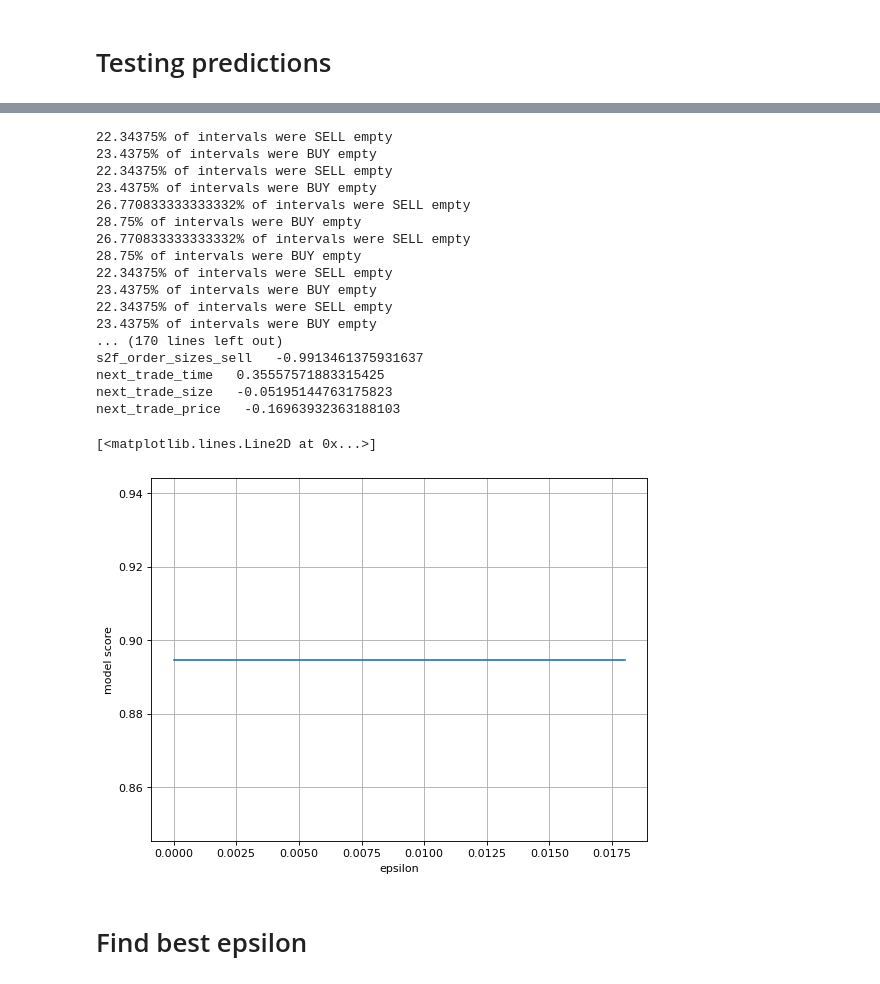
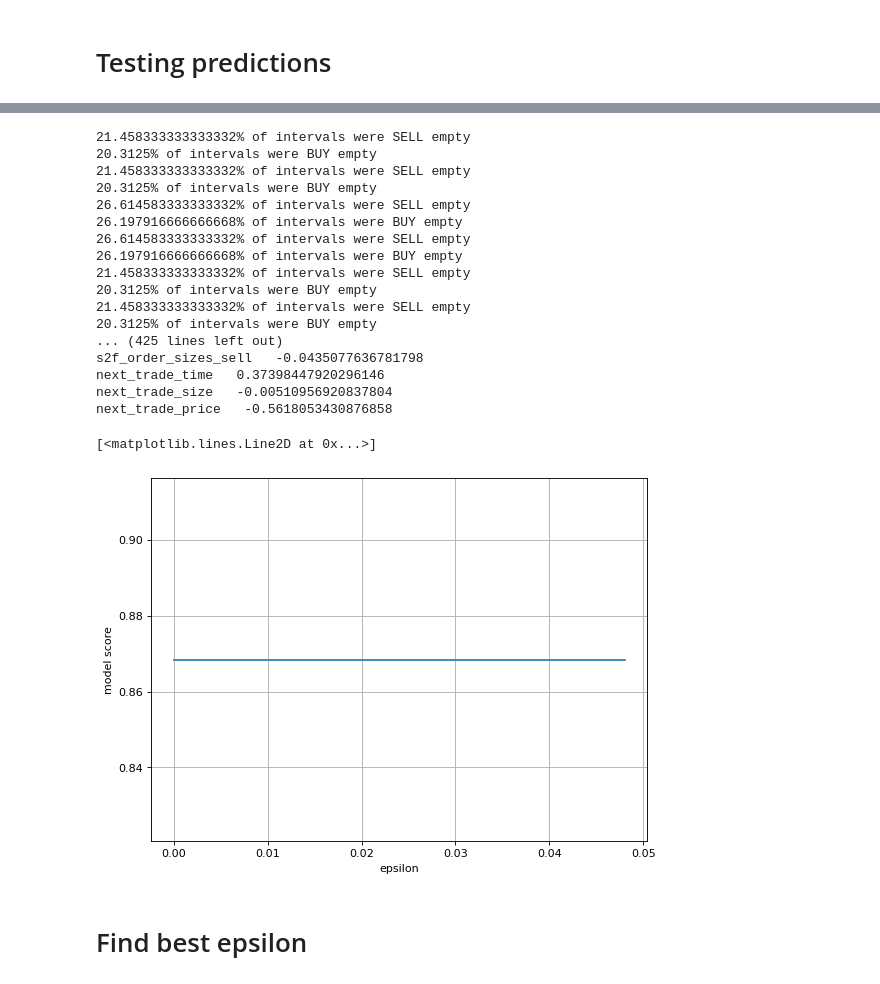
Before and after one commit to kpuchalskixiv/Impact-of-market-microstructure-on-stock-price, a Jupyter notebook: Thesis.ipynb, the cells around one changed output, grey strips where cells are left out. Drawn from its saved outputs; the diff is of its cells as text; code cells hidden in the pictures.

Commit message:
Next tests and need to fight data inbalance

```diff
--- a/Thesis.ipynb
+++ b/Thesis.ipynb
@@ -1556,7 +1563,7 @@ names=[
     'next_trade_price',
     #'price change'
       ]
-epsilons=np.arange(0.0,0.02, 0.002)
+epsilons=np.arange(0.0,0.01, 0.001)
 scores=[]
 X,y=get_X_y_classic(comp_id, interval, time_to_skip, time_back, period_of_getting_data_to_test, names, y_name, test_min_max)
 for epsilon in epsilons:
@@ -1590,62 +1597,62 @@ next_trade_price   -0.00015301926333213424
 # %%
-comp_id = 1
+comp_id = 7
 interval=5
 time_to_skip=30
 time_back=1
 y_name='true_price'
 period_of_getting_data_to_test = 60
-test_min_max = 'max'
+test_min_max = 'min'
 split_percent = 0.8
 names=[
    # 'mid_price',
     #'true_price',
     'order_inbalance',
     'vwaps_buy',
     'vwaps_sell',
     's2f_impact_buy',
     's2f_impact_sell',
     'trading_volumes',
     'price_volatilities',
     'vwaps_order_sizes_buy',
     'vwaps_order_sizes_sell',
     's2f_order_sizes_buy',
     's2f_order_sizes_sell',
     'next_trade_time',
     'next_trade_size',
     'next_trade_price',
     #'price change'
       ]
 X,y=get_X_y_classic(comp_id, interval, time_to_skip, time_back, period_of_getting_data_to_test, names, y_name, test_min_max, check_change=True)
-epsilons=np.arange(0.0,0.02, 0.002)
+epsilons=np.arange(0.0,0.05, 0.002)
 scores=[]
 for epsilon in epsilons:
     print('\nEpsilon = ',epsilon)
     scores.append(test_logistic_regr_classic(X, np.copy(y),split_percent, epsilon, True, test_min_max))
 #AFTER SCALING
 figure(figsize=(8, 6), dpi=80)
 plt.axes(xlabel='epsilon', ylabel='model score')
 plt.grid()
 plt.plot(epsilons, scores)
 # %% [output]
-22.34375% of intervals were SELL empty
-23.4375% of intervals were BUY empty
-22.34375% of intervals were SELL empty
-23.4375% of intervals were BUY empty
-26.770833333333332% of intervals were SELL empty
-28.75% of intervals were BUY empty
-26.770833333333332% of intervals were SELL empty
-28.75% of intervals were BUY empty
-22.34375% of intervals were SELL empty
-23.4375% of intervals were BUY empty
-22.34375% of intervals were SELL empty
-23.4375% of intervals were BUY empty
-... (170 lines left out)
-s2f_order_sizes_sell   -0.9913461375931637
-next_trade_time   0.35557571883315425
-next_trade_size   -0.05195144763175823
-next_trade_price   -0.16963932363188103
+21.458333333333332% of intervals were SELL empty
+20.3125% of intervals were BUY empty
+21.458333333333332% of intervals were SELL empty
+20.3125% of intervals were BUY empty
+26.614583333333332% of intervals were SELL empty
+26.197916666666668% of intervals were BUY empty
+26.614583333333332% of intervals were SELL empty
+26.197916666666668% of intervals were BUY empty
+21.458333333333332% of intervals were SELL empty
+20.3125% of intervals were BUY empty
+21.458333333333332% of intervals were SELL empty
+20.3125% of intervals were BUY empty
+... (425 lines left out)
+s2f_order_sizes_sell   -0.0435077636781798
+next_trade_time   0.37398447920296146
+next_trade_size   -0.00510956920837804
+next_trade_price   -0.5618053430876858
 [<matplotlib.lines.Line2D at 0x...>]
-[figure, old version]
+[figure, new version]
 # %% [markdown]
 # Find best epsilon
 # %% [markdown]
```
Also changed, not shown: parts of 11 cells of this notebook.
